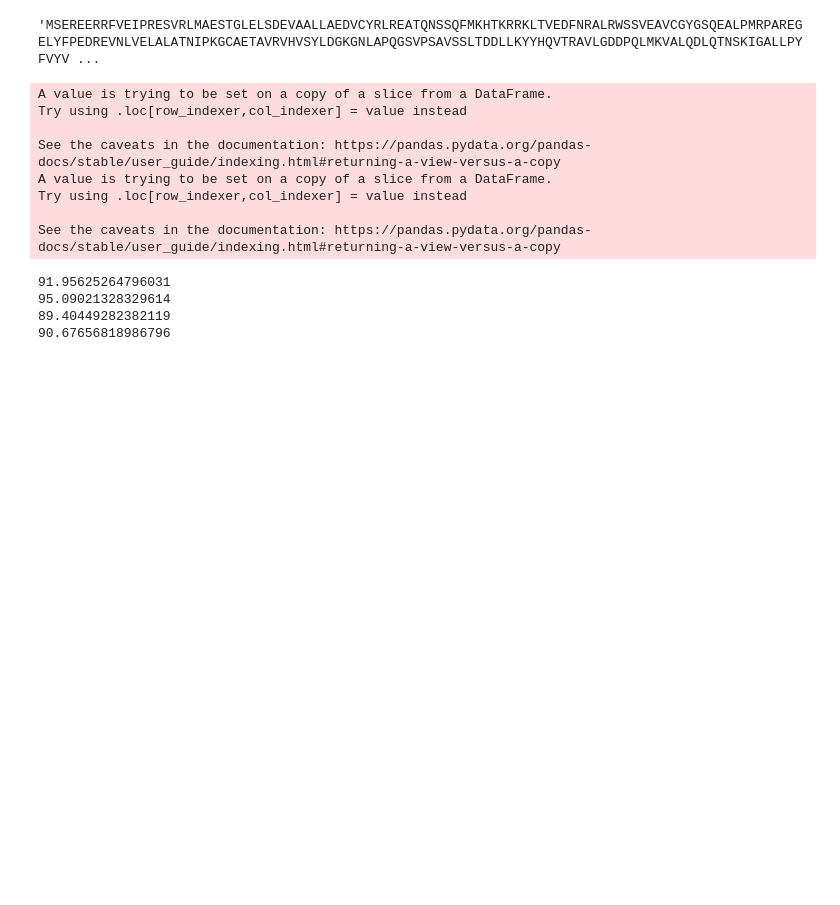
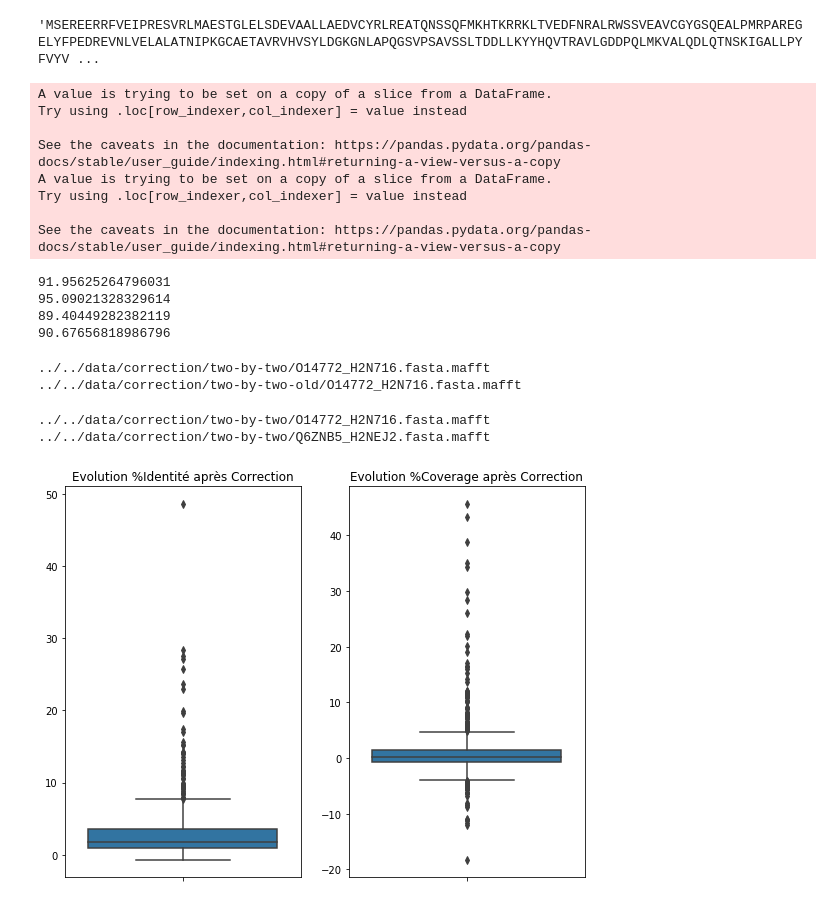
Before and after one commit to lambda-science/stage-thompson, a Jupyter notebook: notebooks/exploration/12-Correction_Prot_Transcript.ipynb, the cells around one changed output. Drawn from its saved outputs; the diff is of its cells as text; code cells hidden in the pictures; blank space fills up the shorter version.

```diff
--- a/notebooks/exploration/12-Correction_Prot_Transcript.ipynb
+++ b/notebooks/exploration/12-Correction_Prot_Transcript.ipynb
@@ -364,3 +364,33 @@ print(np.mean(coverage))
 95.09021328329614
 89.40449282382119
 90.67656818986796
+# %%
+diff = []
+for i in range(len(identity_score)):
+    if identity_score[i] - old_identity_score[i] > 30:
+        print(alignements_files[i])
+        print(alignements_files_old[i])
+    diff.append(identity_score[i] - old_identity_score[i])
+# %% [output]
+../../data/correction/two-by-two/O14772_H2N716.fasta.mafft
+../../data/correction/two-by-two-old/O14772_H2N716.fasta.mafft
+# %%
+diff2 = []
+for i in range(len(coverage)):
+    if coverage[i] - old_coverage[i] > 40:
+        print(alignements_files[i])
+    diff2.append(coverage[i] - old_coverage[i])
+# %% [output]
+../../data/correction/two-by-two/O14772_H2N716.fasta.mafft
+../../data/correction/two-by-two/Q6ZNB5_H2NEJ2.fasta.mafft
+# %%
+import matplotlib.pyplot as plt
+import seaborn as sns
+f, (ax1, ax2) = plt.subplots(1, 2, figsize=(8, 6))
+sns.boxplot(diff, orient="v", ax=ax1)
+sns.boxplot(diff2, orient="v", ax=ax2)
+ax1.set_title("Evolution %Identité après Correction")
+ax2.set_title("Evolution %Coverage après Correction")
+f.tight_layout()
+# %% [output]
+[figure, added]
```
Also changed, not shown: parts of 2 cells of this notebook, 2 other files.
